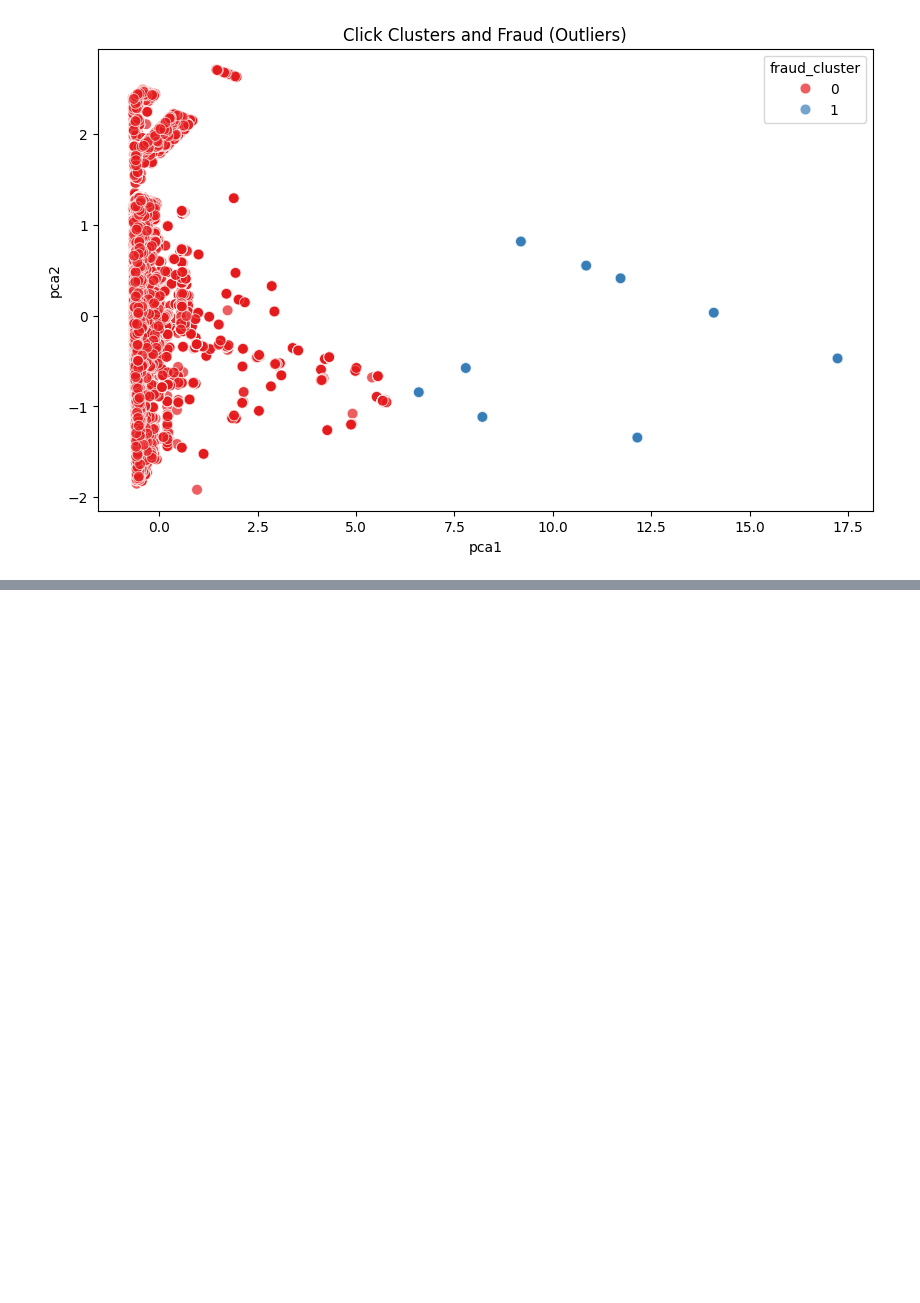
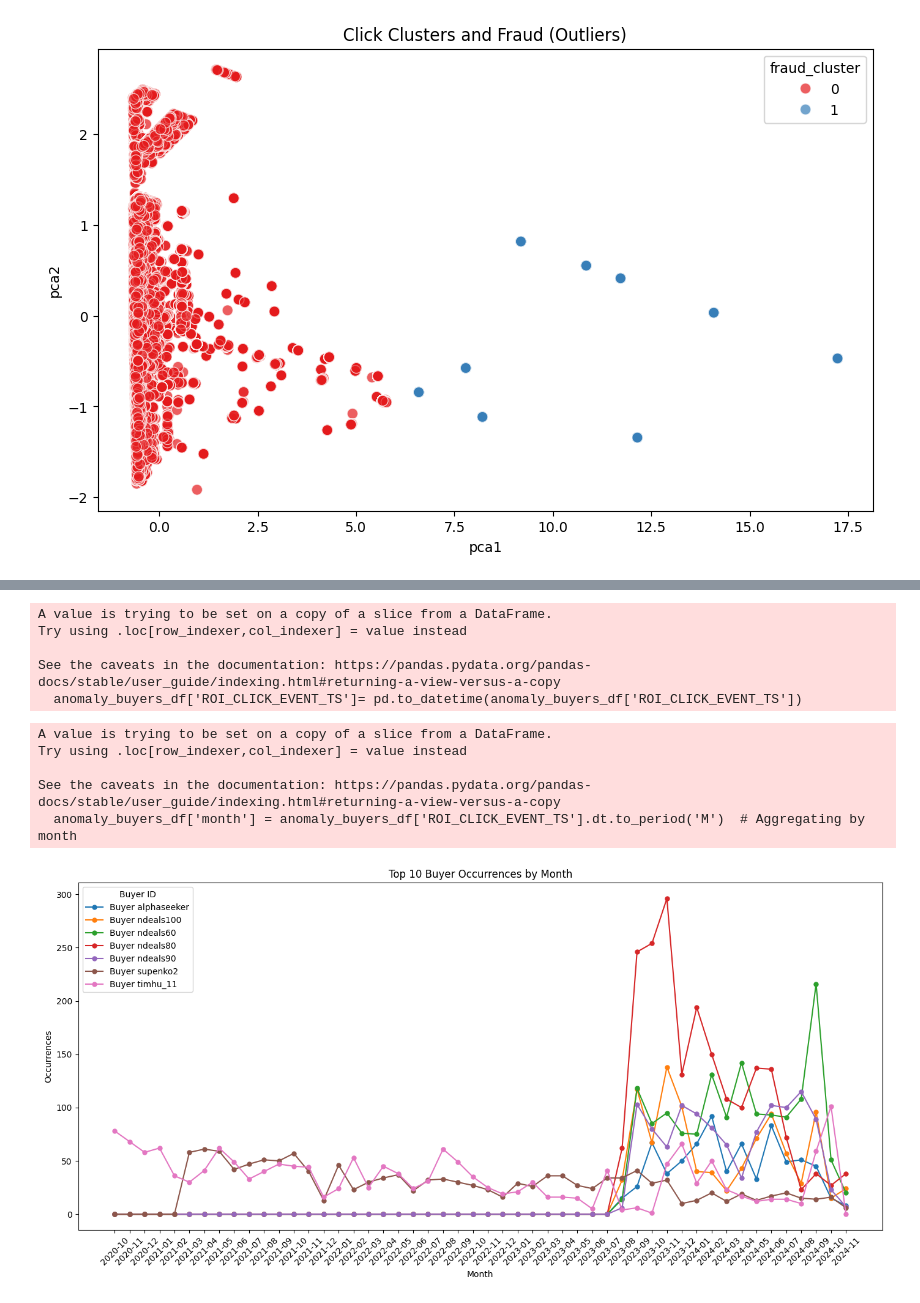
Before and after one commit to UtkarshS20/vpn_annotator, a Jupyter notebook: notebooks/model_training.ipynb, the cells around one changed output, grey strips where cells are left out. Saved outputs shown, nothing was run; the diff lists cells and outputs as text; code cells hidden in the pictures; blank space fills up the shorter version.

```diff
--- a/notebooks/model_training.ipynb
+++ b/notebooks/model_training.ipynb
@@ -681,0 +774,74 @@ selected_df.to_csv('../data/csv/click_fraud_results.csv', index=False)
+# %%
+anomaly_buyers_df['ROI_CLICK_EVENT_TS']= pd.to_datetime(anomaly_buyers_df['ROI_CLICK_EVENT_TS'])
+# anomaly_buyers
+# buyer_time_series = anomaly_buyers_df.groupby(['buyer_id', 'ROI_CLICK_EVENT_TS']).size().unstack(fill_value=0)
+# import seaborn as sns
+
+# # Extract the date from the timestamp (we'll group by this date)
+# anomaly_buyers_df['date'] = anomaly_buyers_df['ROI_CLICK_EVENT_TS'].dt.date
+
+# # Group by 'buyer_id' and 'date', then count occurrences for each buyer on each day
+# anomaly_buyers_df = anomaly_buyers_df['ROI_CLICK_EVENT_TS'] >= pd.to_datetime('2023-10-01')
+
+# buyer_daywise = anomaly_buyers_df.groupby(['buyer_id', 'date']).size().unstack(fill_value=0)
+
+# # Plotting the time series for each buyer_id
+# plt.figure(figsize=(20,6))
+
+# # Define a color palette, one color for each buyer
+# buyer_colors = sns.color_palette("tab10", n_colors=len(buyer_daywise))
+
+# # Plot each buyer_id's occurrences over time as a line (time series)
+# for idx, buyer_id in enumerate(buyer_daywise.index):
+#     plt.plot(buyer_daywise.columns, buyer_daywise.loc[buyer_id], label=f'Buyer {buyer_id}', color=buyer_colors[idx], marker='o', linestyle='-')
+
+# # Adding titles and labels
+# plt.title('Buyer Occurrences Day-wise (Time Series)')
+# plt.xlabel('Date')
+# plt.ylabel('Occurrences')
+# plt.xticks(rotation=45)  # Rotate x-axis labels for better visibility
+# plt.legend(title='Buyer ID')
+
+# # Show the plot
+# plt.tight_layout()
+# plt.show()
+# %% [output]
+A value is trying to be set on a copy of a slice from a DataFrame.
+Try using .loc[row_indexer,col_indexer] = value instead
+
+See the caveats in the documentation: https://pandas.pydata.org/pandas-docs/stable/user_guide/indexing.html#returning-a-view-versus-a-copy
+  anomaly_buyers_df['ROI_CLICK_EVENT_TS']= pd.to_datetime(anomaly_buyers_df['ROI_CLICK_EVENT_TS'])
+# %%
+anomaly_buyers_df['month'] = anomaly_buyers_df['ROI_CLICK_EVENT_TS'].dt.to_period('M')  # Aggregating by month
+
+# Group by 'buyer_id' and 'month', then count occurrences
+buyer_monthwise = anomaly_buyers_df.groupby(['buyer_id', 'month']).size().unstack(fill_value=0)
+
+# Plotting the time series for each buyer_id (month-wise in this case)
+plt.figure(figsize=(14, 7))  # Larger figure size
+
+# Define a color palette, one color for each buyer
+buyer_colors = sns.color_palette("tab10", n_colors=len(buyer_monthwise))
+
+# Plot each buyer_id's occurrences over time as a line (time series)
+for idx, buyer_id in enumerate(buyer_monthwise.index):
+    plt.plot(buyer_monthwise.columns.astype(str), buyer_monthwise.loc[buyer_id],
+             label=f'Buyer {buyer_id}', color=buyer_colors[idx], marker='o', linestyle='-', markersize=5)
+
+# Adding titles and labels
+plt.title('Top 10 Buyer Occurrences by Month')
+plt.xlabel('Month')
+plt.ylabel('Occurrences')
+plt.xticks(rotation=45)  # Rotate x-axis labels for better visibility
+plt.legend(title='Buyer ID')
+
+# Show the plot
+plt.tight_layout()
+plt.show()
+# %% [output]
+A value is trying to be set on a copy of a slice from a DataFrame.
+Try using .loc[row_indexer,col_indexer] = value instead
+
+See the caveats in the documentation: https://pandas.pydata.org/pandas-docs/stable/user_guide/indexing.html#returning-a-view-versus-a-copy
+  anomaly_buyers_df['month'] = anomaly_buyers_df['ROI_CLICK_EVENT_TS'].dt.to_period('M')  # Aggregating by month
+[figure, added]
```
Also changed, not shown: parts of 11 cells of this notebook.
